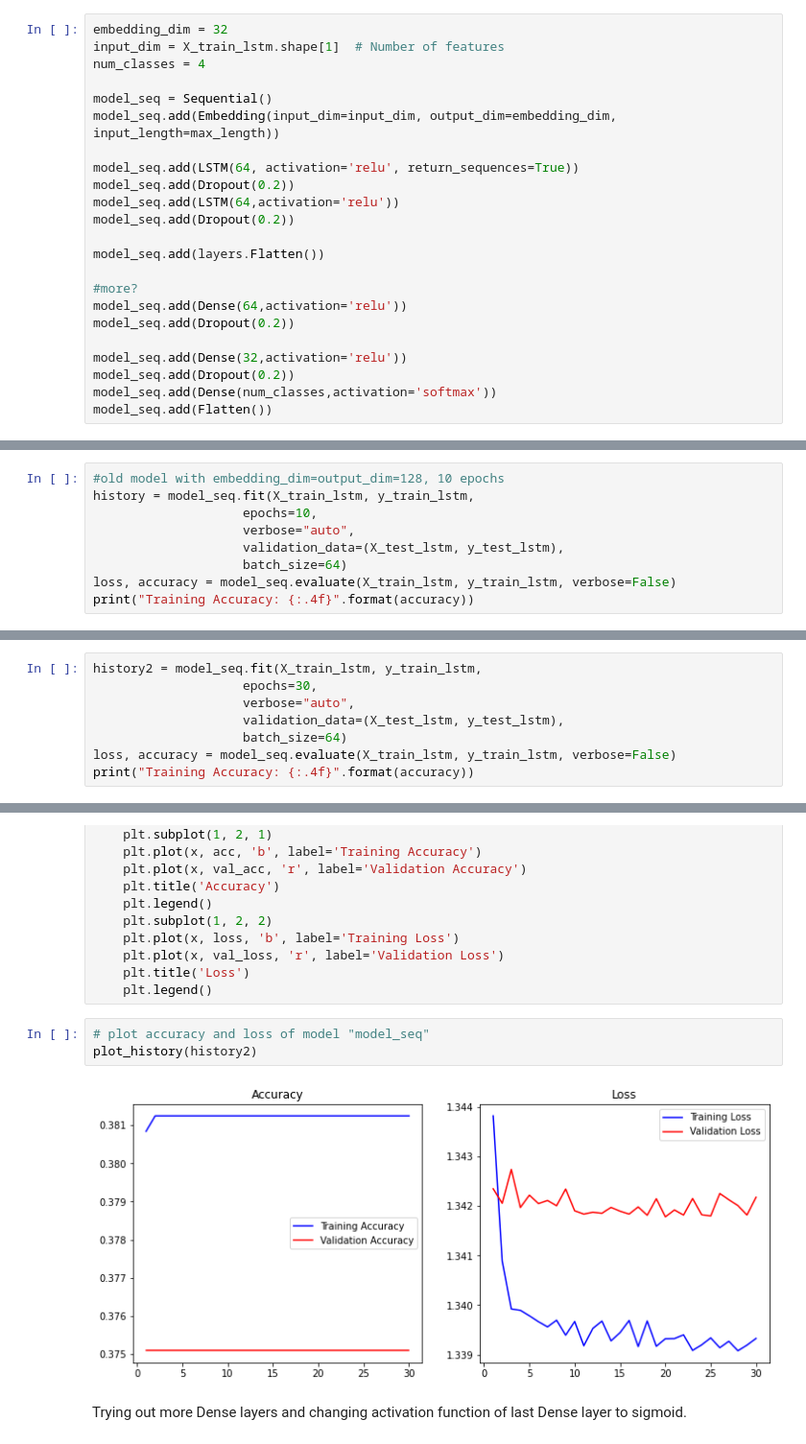
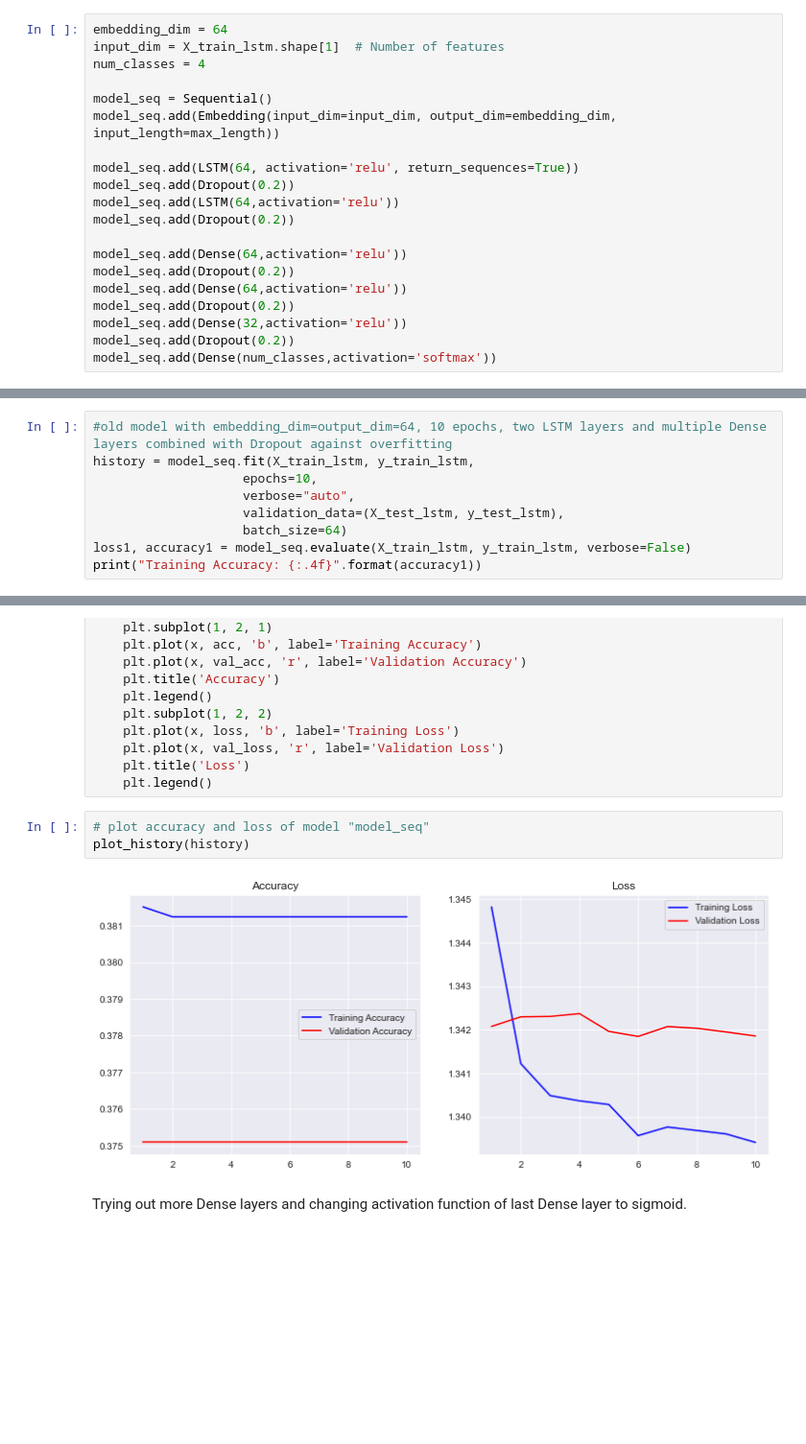
Before and after one commit to kiubb02/NLP_TheOffice_Project, a Jupyter notebook: main.ipynb, the cells around one changed output, grey strips where cells are left out. Shown: that part at 96% size. Drawn from its saved outputs; the diff is of its cells as text; blank space fills up the shorter version.

```diff
--- a/main.ipynb
+++ b/main.ipynb
@@ -548,7 +624,7 @@ The neuron of a dense layer in a model receives output from every neuron of its
 from keras.layers import Embedding, LSTM, Dropout, Dense, Flatten
 from keras import Sequential, layers
 # %%
-embedding_dim = 32
+embedding_dim = 64
 input_dim = X_train_lstm.shape[1]  # Number of features
 num_classes = 4
 
@@ -560,28 +636,25 @@ model_seq.add(Dropout(0.2))
 model_seq.add(LSTM(64,activation='relu'))
 model_seq.add(Dropout(0.2))
 
-model_seq.add(layers.Flatten())
-
-#more?
 model_seq.add(Dense(64,activation='relu'))
 model_seq.add(Dropout(0.2))
-
+model_seq.add(Dense(64,activation='relu'))
+model_seq.add(Dropout(0.2))
 model_seq.add(Dense(32,activation='relu'))
 model_seq.add(Dropout(0.2))
 model_seq.add(Dense(num_classes,activation='softmax'))
-model_seq.add(Flatten())
 # %%
 model_seq.compile(optimizer='adam',
               loss='sparse_categorical_crossentropy',
               metrics=['accuracy'])
 # %%
-#old model with embedding_dim=output_dim=128, 10 epochs
+#old model with embedding_dim=output_dim=64, 10 epochs, two LSTM layers and multiple Dense layers combined with Dropout against overfitting
 history = model_seq.fit(X_train_lstm, y_train_lstm,
                     epochs=10,
                     verbose="auto",
                     validation_data=(X_test_lstm, y_test_lstm),
                     batch_size=64)
-loss, accuracy = model_seq.evaluate(X_train_lstm, y_train_lstm, verbose=False)
-print("Training Accuracy: {:.4f}".format(accuracy))
+loss1, accuracy1 = model_seq.evaluate(X_train_lstm, y_train_lstm, verbose=False)
+print("Training Accuracy: {:.4f}".format(accuracy1))
 # %% [output]
 Epoch 1/10
@@ -603,9 +676 @@ Epoch 10/10
 Training Accuracy: 0.3812
-# %%
-history2 = model_seq.fit(X_train_lstm, y_train_lstm,
-                    epochs=30,
-                    verbose="auto",
-                    validation_data=(X_test_lstm, y_test_lstm),
-                    batch_size=64)
-loss, accuracy = model_seq.evaluate(X_train_lstm, y_train_lstm, verbose=False)
-print("Training Accuracy: {:.4f}".format(accuracy))
@@ -648,9 +695,9 @@ def plot_history(h):
     plt.legend()
 # %%
 # plot accuracy and loss of model "model_seq"
-plot_history(history2)
+plot_history(history)
 # %% [output]
-[figure, old version]
+[figure, new version]
 # %% [markdown]
 Trying out more Dense layers and changing activation function of last Dense layer to sigmoid.
 # %%
```
Also changed, not shown: parts of 67 cells of this notebook.
